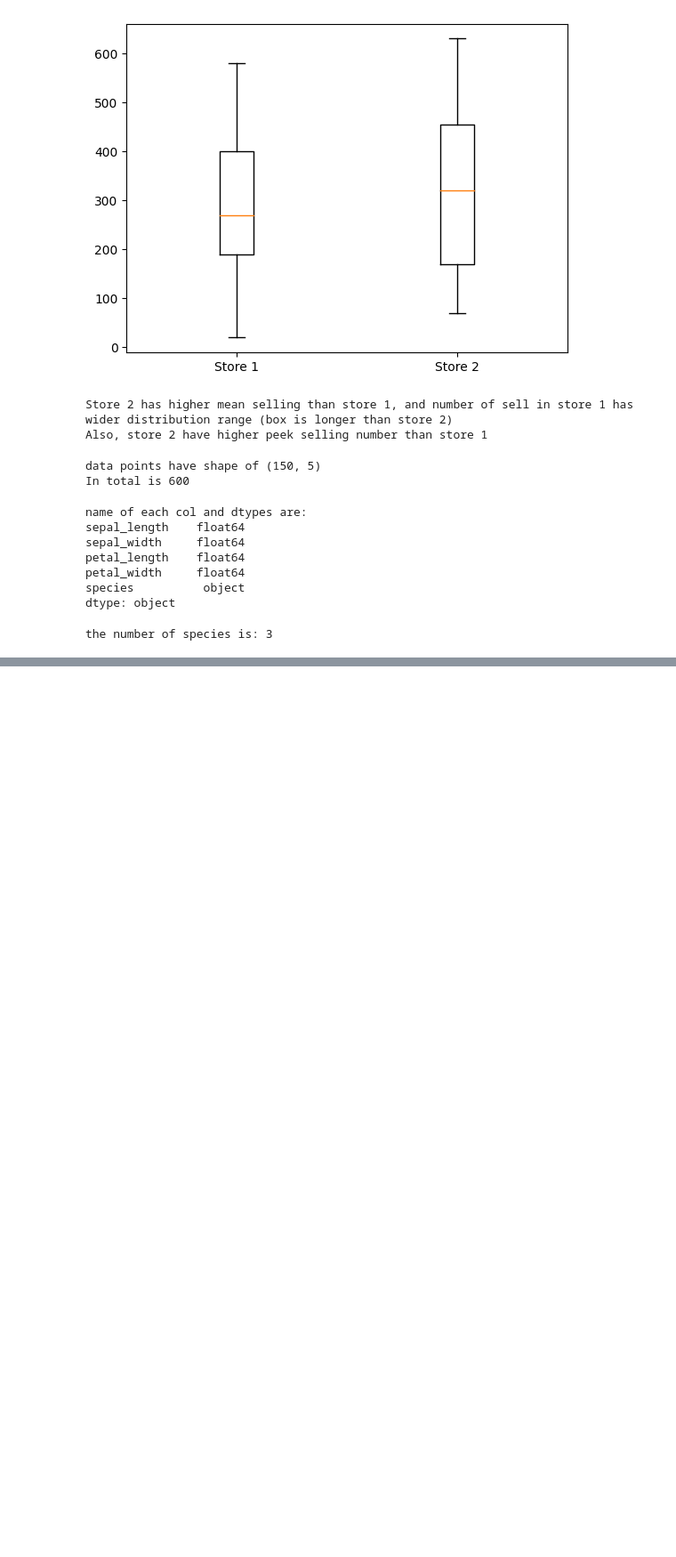
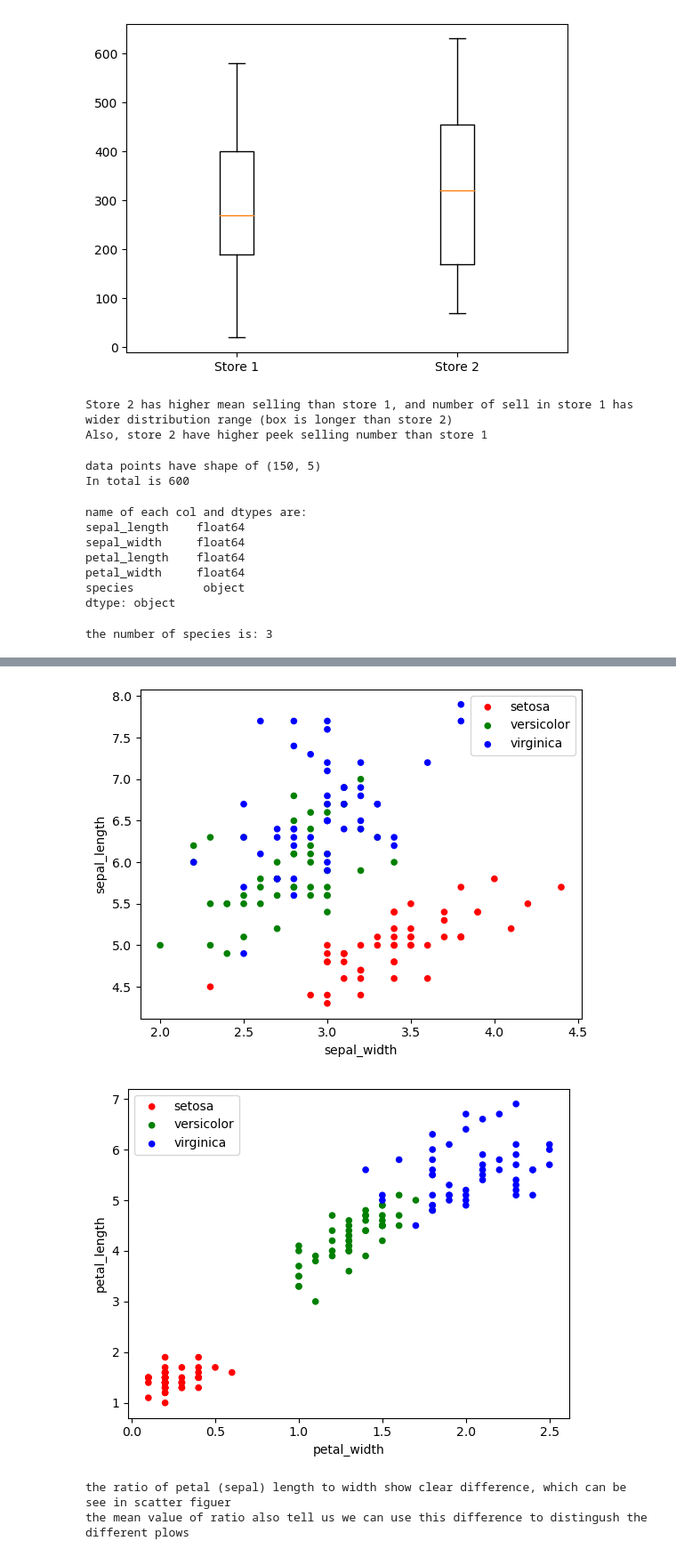
Before and after one commit to lc0312/COSC502, a Jupyter notebook: hw3_Liu.ipynb, the cells around one changed output, grey strips where cells are left out. Shown at 89% size. Cells and saved outputs as stored; diff of their text form; code cells hidden in the pictures; blank space fills up the shorter version.

```diff
--- a/hw3_Liu.ipynb
+++ b/hw3_Liu.ipynb
@@ -169,0 +225,27 @@ dtype: float64
+# %%
+# 6)
+df.loc[df.species == 'setosa', 'color'] = 'red'
+df.loc[df.species == 'versicolor', 'color'] = 'green'
+df.loc[df.species == 'virginica', 'color'] = 'blue'
+
+a= df.loc[df.species == 'setosa'].plot.scatter(x="sepal_width", y="sepal_length", c='color', label='setosa')
+b= df.loc[df.species == 'versicolor'].plot.scatter(x="sepal_width", y="sepal_length", c='color', label='versicolor', ax=a)
+c= df.loc[df.species == 'virginica'].plot.scatter(x="sepal_width", y="sepal_length", c='color', label='virginica', ax=b)
+
+plt.show()
+
+a= df.loc[df.species == 'setosa'].plot.scatter(x="petal_width", y="petal_length", c='color', label='setosa')
+b= df.loc[df.species == 'versicolor'].plot.scatter(x="petal_width", y="petal_length", c='color', label='versicolor', ax=a)
+c= df.loc[df.species == 'virginica'].plot.scatter(x="petal_width", y="petal_length", c='color', label='virginica', ax=b)
+
+plt.show()
+# %% [output]
+[figure, added]
+[figure, added]
+# %%
+# 7)
+print ('the ratio of petal (sepal) length to width show clear difference, which can be see in scatter figuer')
+print ('the mean value of ratio also tell us we can use this difference to distingush the different plows')
+# %% [output]
+the ratio of petal (sepal) length to width show clear difference, which can be see in scatter figuer
+the mean value of ratio also tell us we can use this difference to distingush the different plows
```
Also changed, not shown: parts of 5 cells of this notebook.
